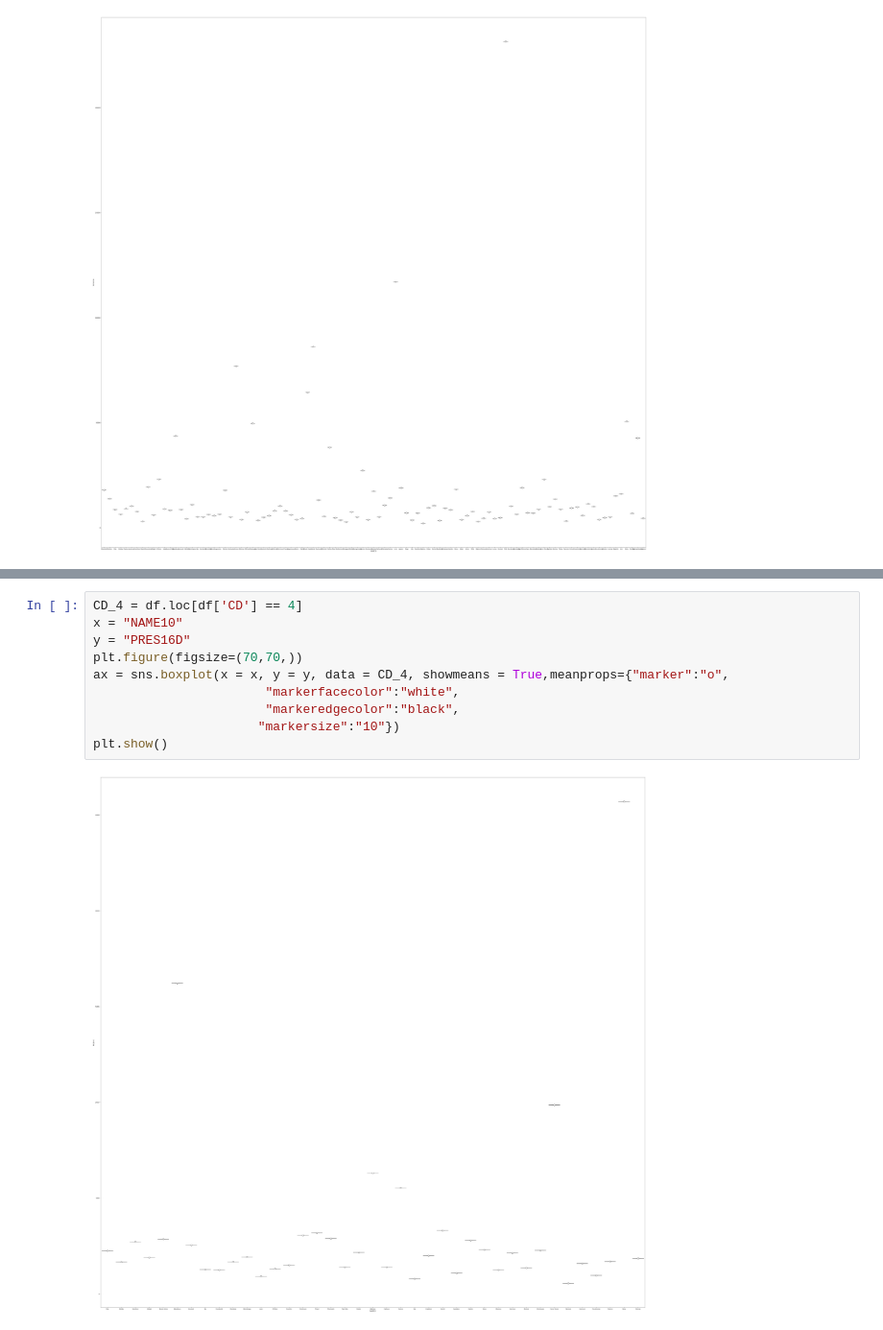
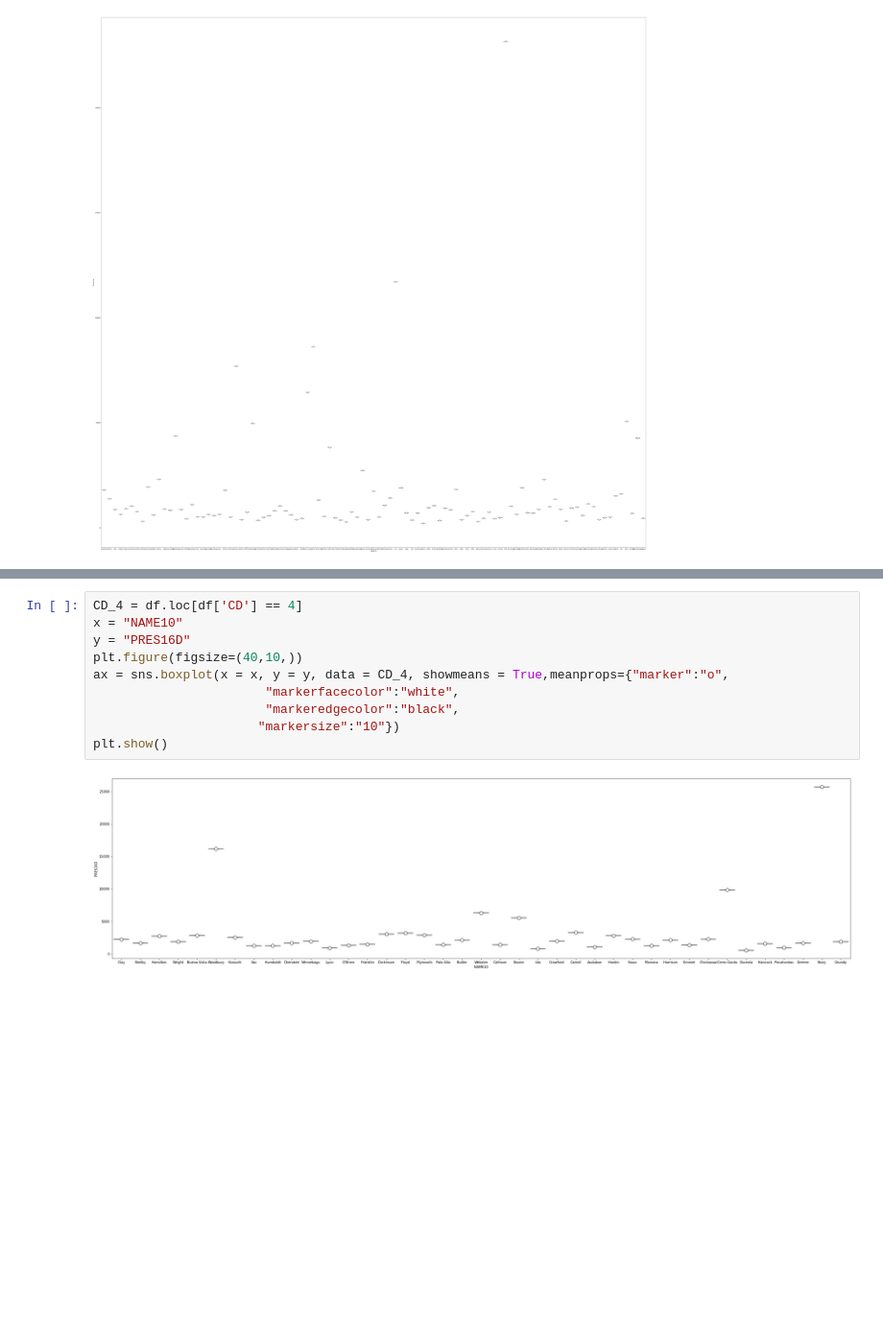
Before and after one commit to DIVYANI-DROI/Algorithmic-Redistricting, a Jupyter notebook: Iowa_BoxPlot.ipynb, the cells around one changed output, grey strips where cells are left out. Shown: that part at 96% size. Drawn from its saved outputs; the diff is of its cells as text; blank space fills up the shorter version.

```diff
--- a/Iowa_BoxPlot.ipynb
+++ b/Iowa_BoxPlot.ipynb
@@ -181,15 +181,15 @@ plt.show()
 # %%
 CD_4 = df.loc[df['CD'] == 4]
 x = "NAME10"
 y = "PRES16D"
-plt.figure(figsize=(70,70,))
+plt.figure(figsize=(40,10,))
 ax = sns.boxplot(x = x, y = y, data = CD_4, showmeans = True,meanprops={"marker":"o",
                        "markerfacecolor":"white",
                        "markeredgecolor":"black",
                       "markersize":"10"})
 plt.show()
 # %% [output]
-[figure, old version]
+[figure, new version]
 # %%
 x = "NAME10"
 y = "PRES16R"
```
Also changed, not shown: parts of 15 cells of this notebook.
